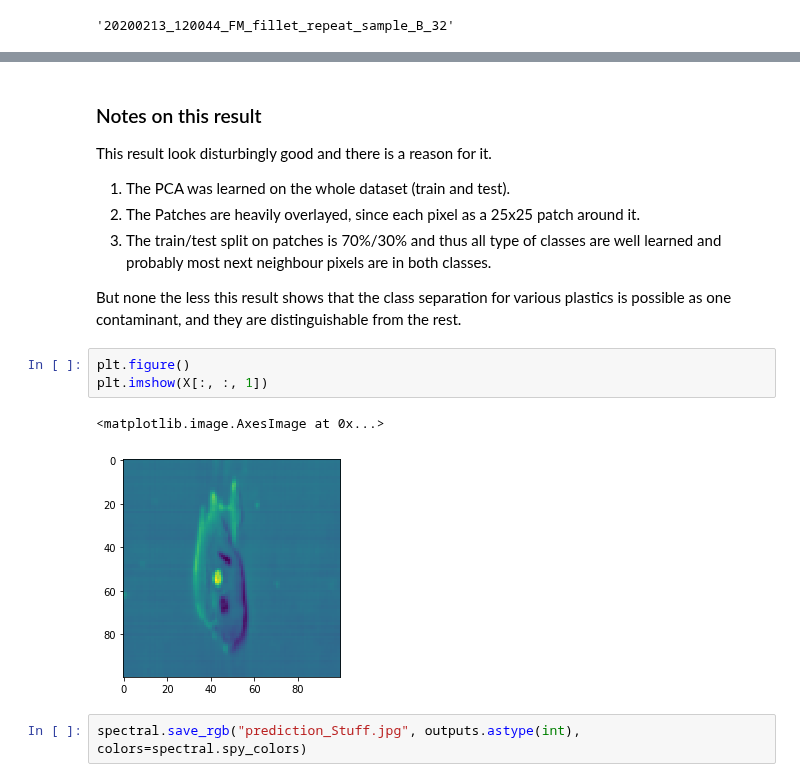
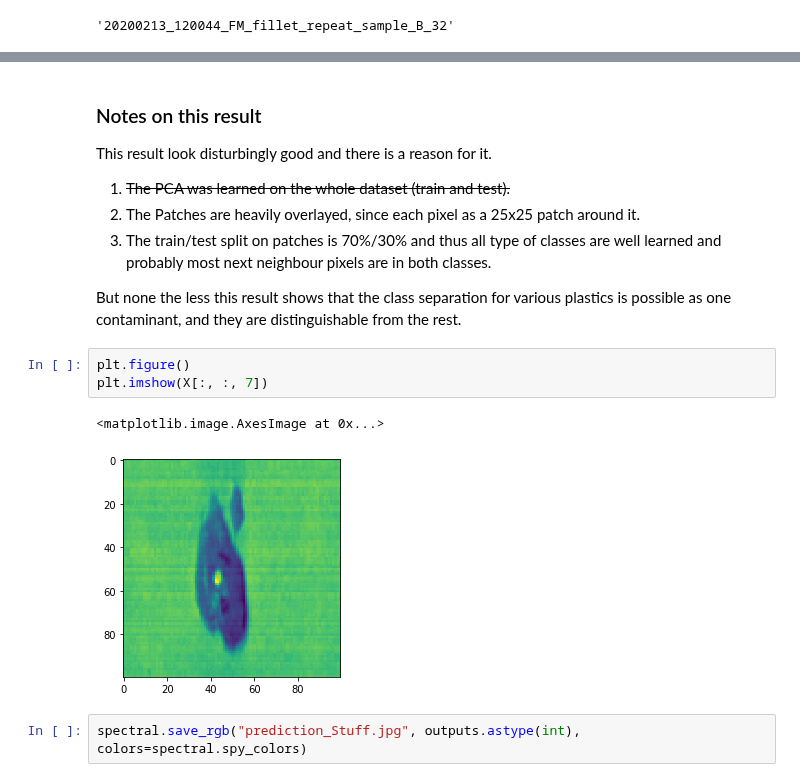
Before and after one commit to thortom/multispectral-chicken, a Jupyter notebook: NotMyCode/HybridSN/Hybrid-Spectral-Net.ipynb, the cells around one changed output, grey strips where cells are left out. Drawn from its saved outputs; the diff is of its cells as text.

```diff
--- a/NotMyCode/HybridSN/Hybrid-Spectral-Net.ipynb
+++ b/NotMyCode/HybridSN/Hybrid-Spectral-Net.ipynb
@@ -473,17 +488,17 @@ plt.show()
 # %% [markdown]
 ### Notes on this result
 This result look disturbingly good and there is a reason for it.
-1. The PCA was learned on the whole dataset (train and test).
+1. ~~The PCA was learned on the whole dataset (train and test).~~
 2. The Patches are heavily overlayed, since each pixel as a 25x25 patch around it.
 3. The train/test split on patches is 70%/30% and thus all type of classes are well learned and probably most next neighbour pixels are in both classes.
 
 But none the less this result shows that the class separation for various plastics is possible as one contaminant, and they are distinguishable from the rest.
 # %%
 plt.figure()
-plt.imshow(X[:, :, 1])
+plt.imshow(X[:, :, 7])
 # %% [output]
 <matplotlib.image.AxesImage at 0x...>
-[figure, old version]
+[figure, new version]
 # %%
 spectral.save_rgb("prediction_Stuff.jpg", outputs.astype(int), colors=spectral.spy_colors)
 # %% [markdown]
```
Also changed, not shown: parts of 30 cells of this notebook, 1 other file.
